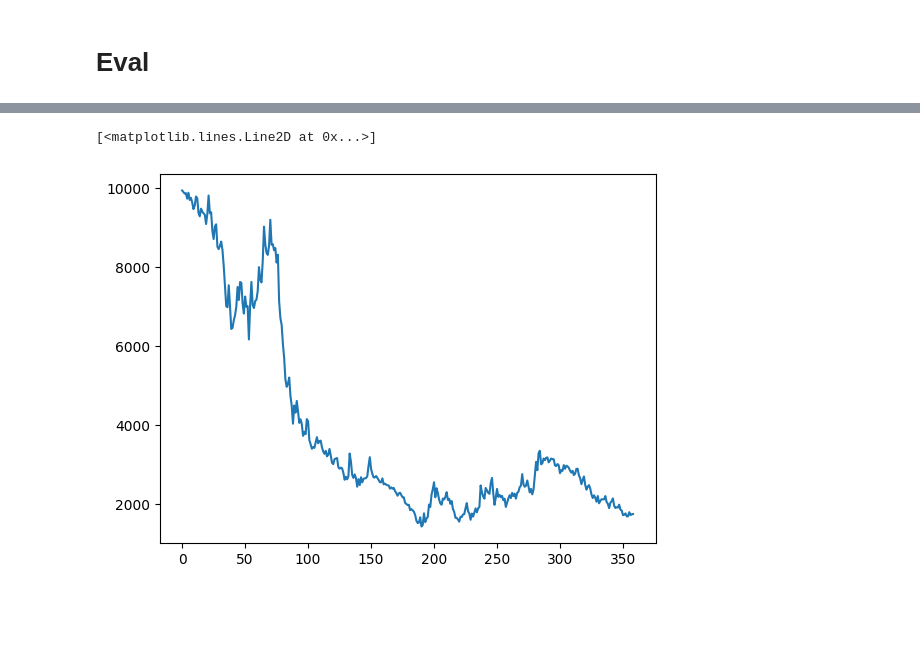
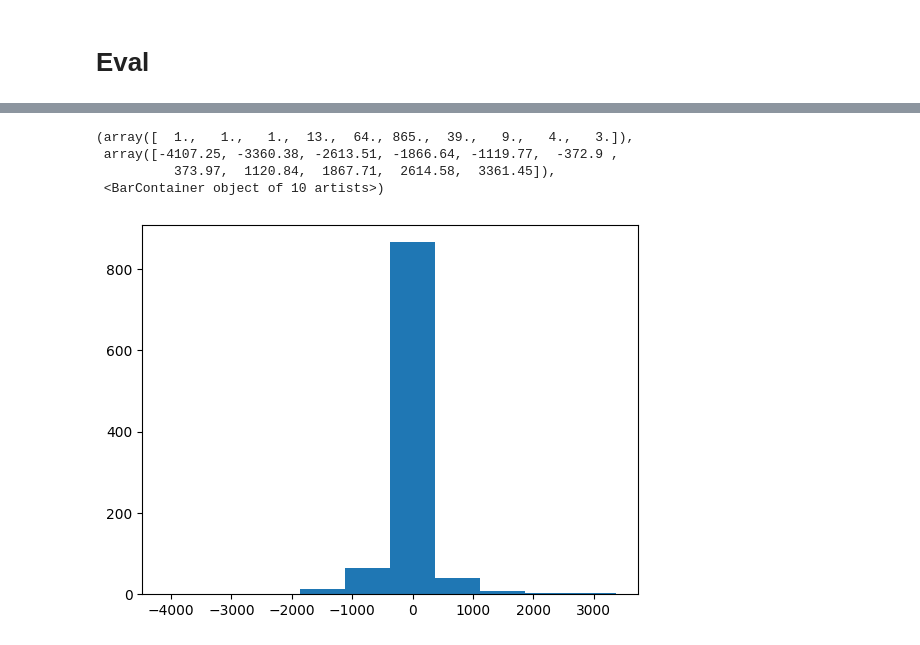
Before and after one commit to ramonges/Reinforcement-Learning-Project, a Jupyter notebook: main.ipynb, the cells around one changed output, grey strips where cells are left out. Cells and saved outputs as stored; diff of their text form; code cells hidden in the pictures; blank space fills up the shorter version.

```diff
--- a/main.ipynb
+++ b/main.ipynb
@@ -253,4 +237,4 @@ def train_dqn(num_episodes):
     return history
 
 # Train the DQN
-history = train_dqn(num_episodes=100)
+train_history = train_dqn(num_episodes=100)
@@ -308,5 +276,5 @@ def eval_dqn(num_episodes):
     return history
 
 # Train the DQN
-history = eval_dqn(num_episodes=1000)
+eval_history = eval_dqn(num_episodes=1000)
 # %%
@@ -337,5 +284,8 @@ visualize(df.price, df.action)
-# %%
-plt.plot(df.reward)
-# %% [output]
-[<matplotlib.lines.Line2D at 0x...>]
-[figure, removed]
+# %%
+plt.hist([v[-1]["reward"] for v in eval_history.values()])
+# %% [output]
+(array([  1.,   1.,   1.,  13.,  64., 865.,  39.,   9.,   4.,   3.]),
+ array([-4107.25, -3360.38, -2613.51, -1866.64, -1119.77,  -372.9 ,
+          373.97,  1120.84,  1867.71,  2614.58,  3361.45]),
+ <BarContainer object of 10 artists>)
+[figure, added]
```
Also changed, not shown: parts of 18 cells of this notebook, 7 other files.
